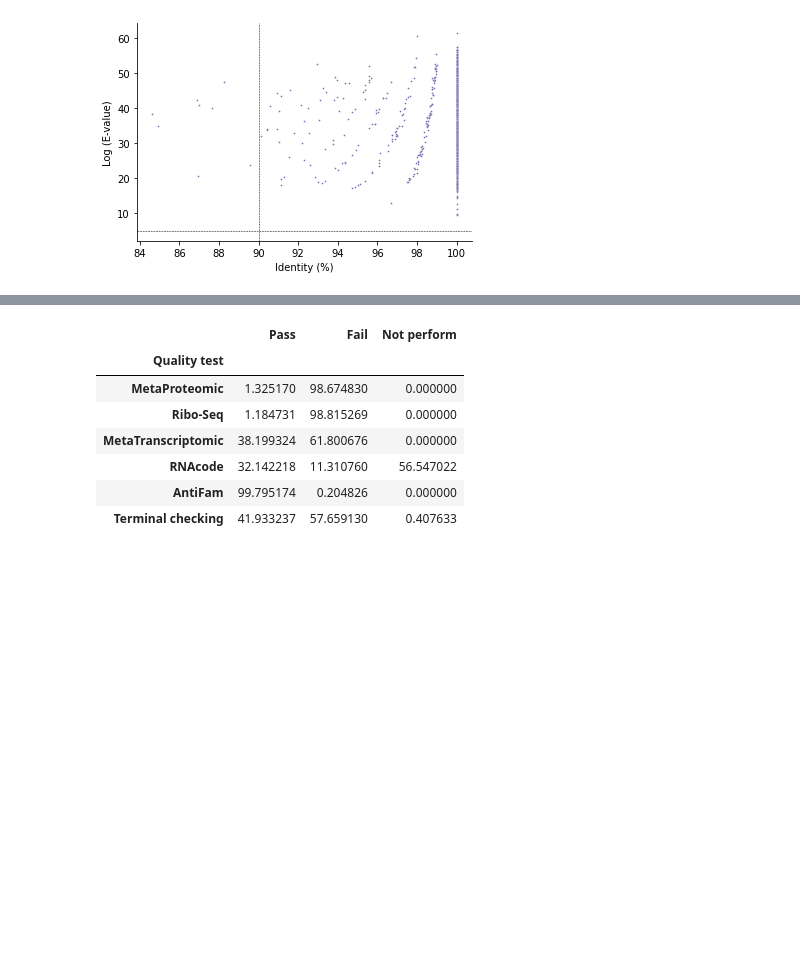
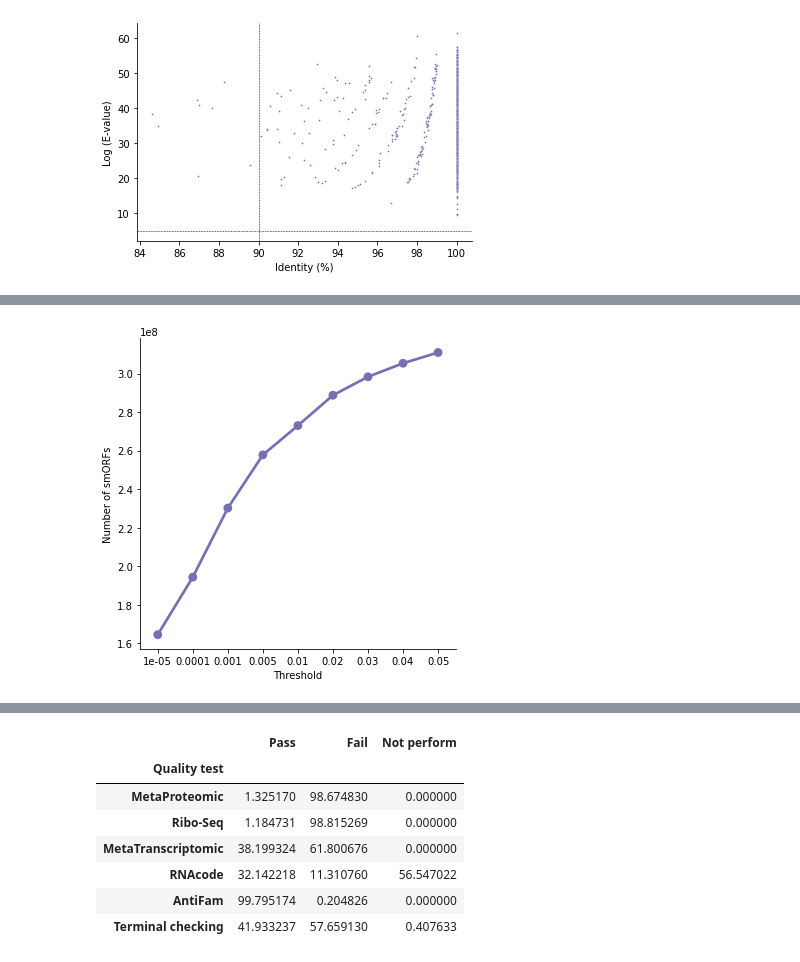
Before and after one commit to BigDataBiology/Duan2023__GMSCv1_Construction_And_Analysis, a Jupyter notebook: Manuscript_analysis/figure1.ipynb, the cells around one changed output, grey strips where cells are left out. Saved outputs shown, nothing was run; the diff lists cells and outputs as text; code cells hidden in the pictures; blank space fills up the shorter version.

Commit message:
ENH update codes for database and threshold

```diff
--- a/Manuscript_analysis/figure1.ipynb
+++ b/Manuscript_analysis/figure1.ipynb
@@ -598,3 +598,6 @@ ax.spines['top'].set_visible(False)
 ax.spines['right'].set_visible(False)
 # %% [output]
 [figure]
+# %%
+df = pd.read_csv('./data/figure1/RNAcode_cutoff.csv')
+df
@@ -600,0 +615,4 @@ ax.spines['right'].set_visible(False)
+# %%
+sns.catplot(data=df, x="Threshold", y="Number of smORFs", kind="point",color='#7570b3')
+# %% [output]
+[figure, added]
```
Also changed, not shown: parts of 11 cells of this notebook, 5 other files.
